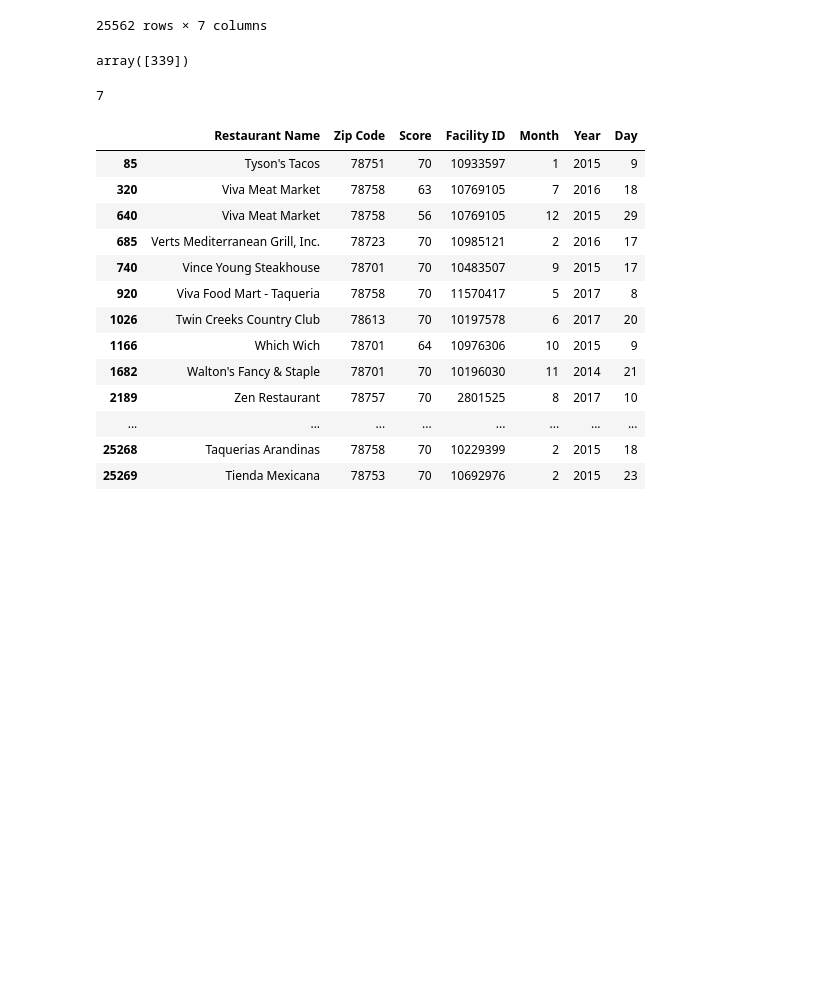
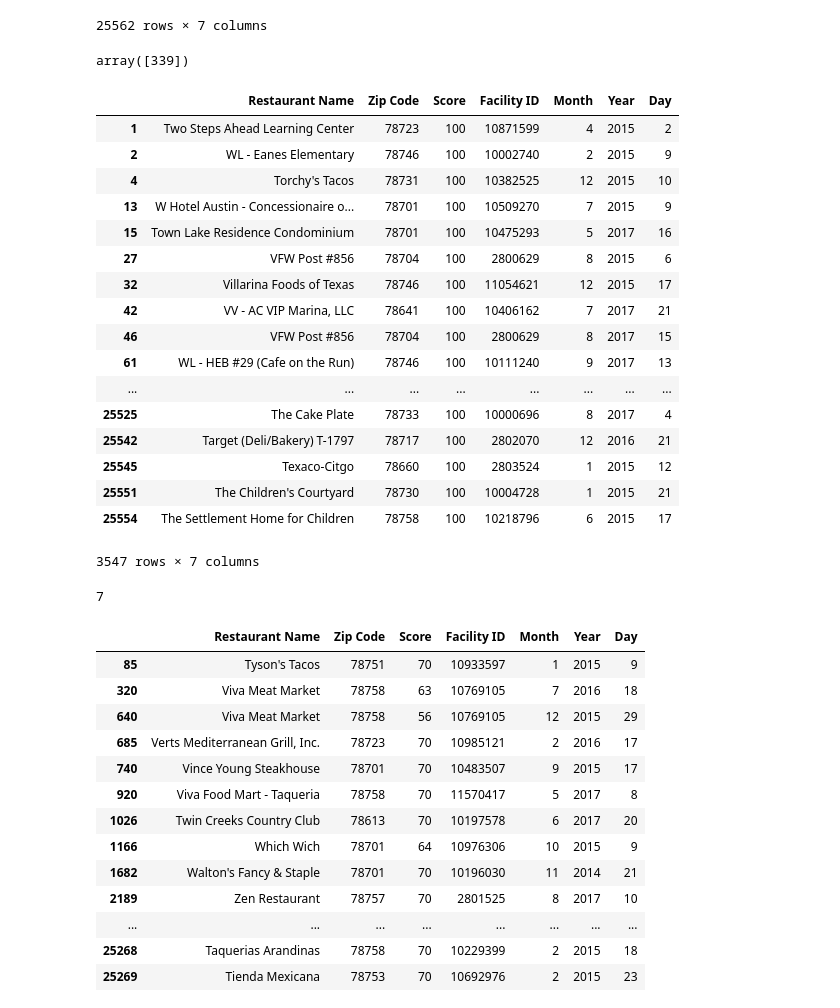
Before and after one commit to rmorelli75/GA_Capstone, a Jupyter notebook: Capstone Pt. 4 Regression.ipynb, the cells around one changed output. Drawn from its saved outputs; the diff is of its cells as text; code cells hidden in the pictures; blank space fills up the shorter version.

```diff
--- a/Capstone Pt. 4 Regression.ipynb
+++ b/Capstone Pt. 4 Regression.ipynb
@@ -339,6 +384,28 @@ df.loc[(df["Score"] <=70)].count().unique()
 array([339])
 # %%
 dirties=df[df.Score <=70]
+# %%
+cleaniest=df[df.Score>=100]
+cleaniest
+# %% [output]
+|  | Restaurant Name | Zip Code | Score | Facility ID | Month | Year | Day |
+| 1 | Two Steps Ahead Learning Center | 78723 | 100 | 10871599 | 4 | 2015 | 2 |
+| 2 | WL - Eanes Elementary | 78746 | 100 | 10002740 | 2 | 2015 | 9 |
+| 4 | Torchy's Tacos | 78731 | 100 | 10382525 | 12 | 2015 | 10 |
+| 13 | W Hotel Austin - Concessionaire o... | 78701 | 100 | 10509270 | 7 | 2015 | 9 |
+| 15 | Town Lake Residence Condominium | 78701 | 100 | 10475293 | 5 | 2017 | 16 |
+| 27 | VFW Post #856 | 78704 | 100 | 2800629 | 8 | 2015 | 6 |
+| 32 | Villarina Foods of Texas | 78746 | 100 | 11054621 | 12 | 2015 | 17 |
+| 42 | VV - AC VIP Marina, LLC | 78641 | 100 | 10406162 | 7 | 2017 | 21 |
+| 46 | VFW Post #856 | 78704 | 100 | 2800629 | 8 | 2017 | 15 |
+| 61 | WL - HEB #29 (Cafe on the Run) | 78746 | 100 | 10111240 | 9 | 2017 | 13 |
+| ... | ... | ... | ... | ... | ... | ... | ... |
+| 25525 | The Cake Plate | 78733 | 100 | 10000696 | 8 | 2017 | 4 |
+| 25542 | Target (Deli/Bakery) T-1797 | 78717 | 100 | 2802070 | 12 | 2016 | 21 |
+| 25545 | Texaco-Citgo | 78660 | 100 | 2803524 | 1 | 2015 | 12 |
+| 25551 | The Children's Courtyard | 78730 | 100 | 10004728 | 1 | 2015 | 21 |
+| 25554 | The Settlement Home for Children | 78758 | 100 | 10218796 | 6 | 2015 | 17 |
+3547 rows × 7 columns
 # %%
 dirties.sort_values("Facility ID", ascending=True).sum().count()
 # %% [output]
```
Also changed, not shown: parts of 77 cells of this notebook, 1 other file.
